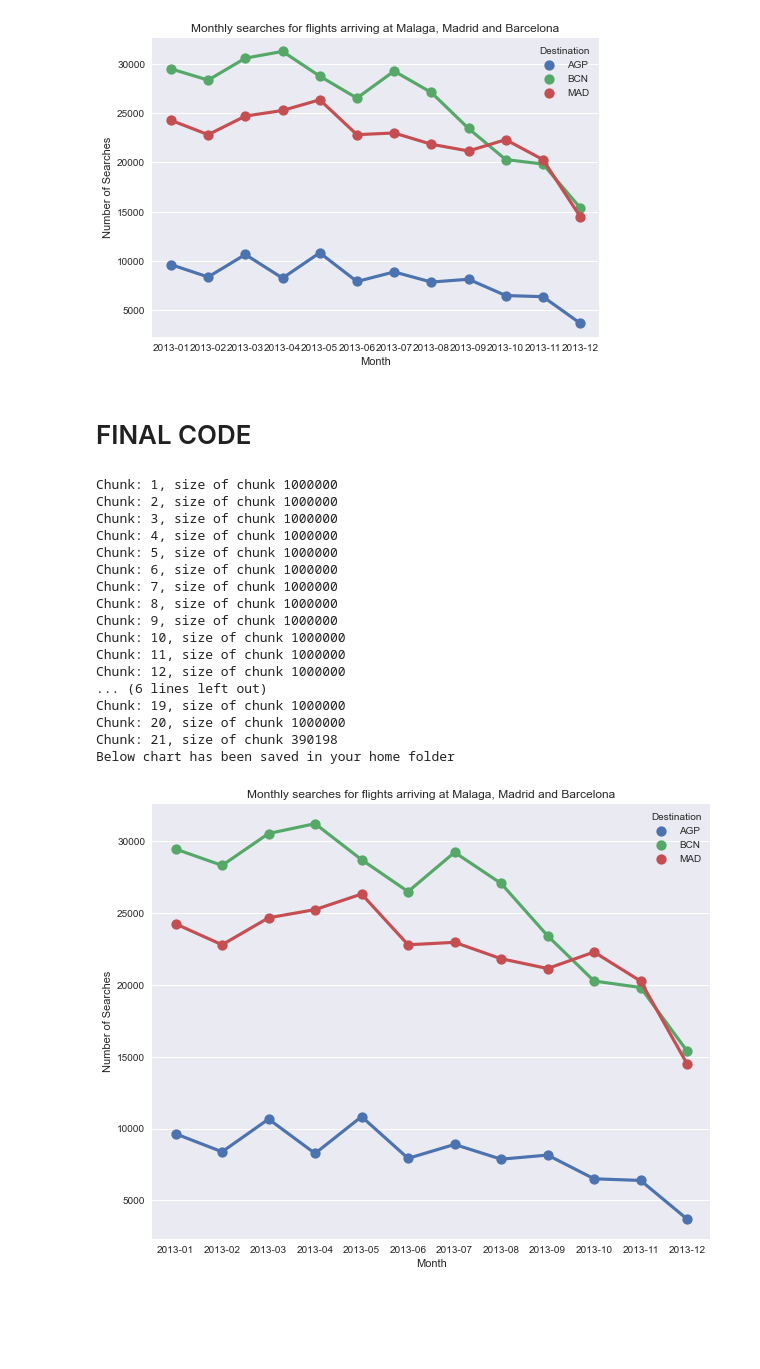
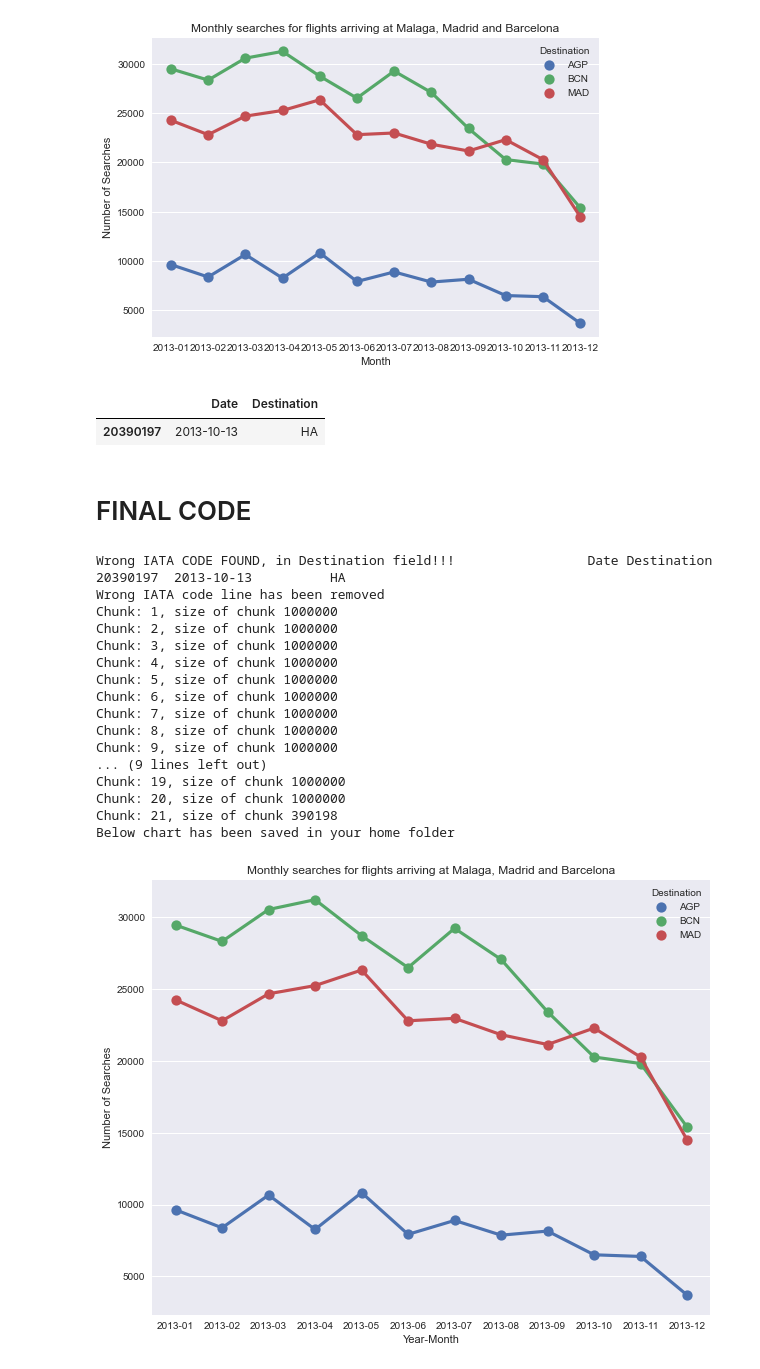
Before and after one commit to corti-acs/dschallenge, a Jupyter notebook: exercise3.ipynb, the cells around one changed output. Drawn from its saved outputs; the diff is of its cells as text; code cells hidden in the pictures; blank space fills up the shorter version.

Commit message:
Exercise3 final version. Final code at the end

```diff
--- a/exercise3.ipynb
+++ b/exercise3.ipynb
@@ -317,0 +349,5 @@ Text(0.5, 1.0, 'Monthly searches for flights arriving at Malaga, Madrid and Barc
+# %%
+tst
+# %% [output]
+|  | Date | Destination |
+| 20390197 | 2013-10-13 | HA |
@@ -318,11 +356,18 @@ Text(0.5, 1.0, 'Monthly searches for flights arriving at Malaga, Madrid and Barc
 # %% [markdown]
 # FINAL CODE
 # %%
-#import libraries
+#Import libraries
 
 import seaborn as sns
 import pandas as pd
 import bz2
+
+# Data Cleaning
+
+wrong_iata = searches[(searches['Destination'].map(len) != 3)]
+print ("Wrong IATA CODE FOUND, in Destination field!!!", wrong_iata)
+print ("Wrong IATA code line has been removed")
+
 
 # Chunk process reading "big data" and grouping by requested cities
 
@@ -341,37 +386,38 @@ for i, chunk in enumerate (searches):
     results=results.append(searchFilter_gr)
 
 all_results_gr = all_results.groupby(['Year-Month', 'Destination']).sum().reset_index()
 all_results_gr.rename (columns = {'index' : 'Num_Searches'}, inplace = True)
 
 #Plotting with seaborn
 
 plt.style.use('seaborn')
 fig, ax=plt.subplots(figsize=(10,8))
 
 ax=sns.pointplot (x= 'Year-Month', y= 'Num_Searches', hue = 'Destination', data=all_results_gr)
-ax.set(xlabel ='Month', ylabel='Number of Searches')
+ax.set(xlabel ='Year-Month', ylabel='Number of Searches')
 ax.set_title("Monthly searches for flights arriving at Malaga, Madrid and Barcelona")
 
 #Exporting chart to file
-ax.figure.savefig('output.png')
+
+ax.figure.savefig('Exercise3Output.png')
 
 print ("Below chart has been saved in your home folder")
 # %% [output]
+Wrong IATA CODE FOUND, in Destination field!!!                 Date Destination
+20390197  2013-10-13          HA
+Wrong IATA code line has been removed
 Chunk: 1, size of chunk 1000000
 Chunk: 2, size of chunk 1000000
 Chunk: 3, size of chunk 1000000
 Chunk: 4, size of chunk 1000000
 Chunk: 5, size of chunk 1000000
 Chunk: 6, size of chunk 1000000
 Chunk: 7, size of chunk 1000000
 Chunk: 8, size of chunk 1000000
 Chunk: 9, size of chunk 1000000
-Chunk: 10, size of chunk 1000000
-Chunk: 11, size of chunk 1000000
-Chunk: 12, size of chunk 1000000
-... (6 lines left out)
+... (9 lines left out)
 Chunk: 19, size of chunk 1000000
 Chunk: 20, size of chunk 1000000
 Chunk: 21, size of chunk 390198
 Below chart has been saved in your home folder
-[figure, old version]
+[figure, new version]
```
Also changed, not shown: parts of 3 cells of this notebook.
